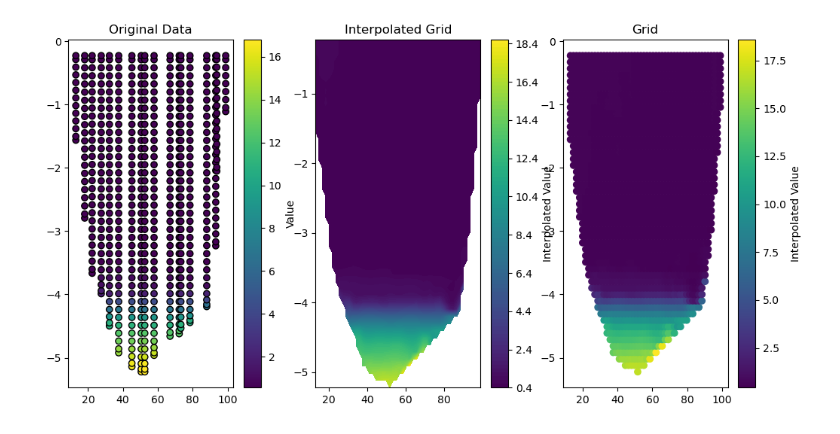
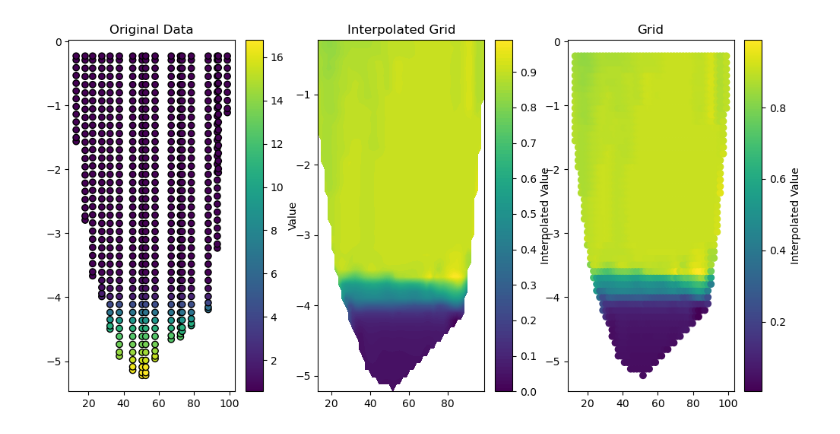
Before and after one commit to Deltares-research/SaltSimulator, a Jupyter notebook: notebooks/kornwerderzand.ipynb, the cells around one changed output. Saved outputs shown, nothing was run; the diff lists cells and outputs as text; code cells hidden in the pictures.

```diff
--- a/notebooks/kornwerderzand.ipynb
+++ b/notebooks/kornwerderzand.ipynb
@@ -34,6 +35,10 @@ print(data)
 [568 rows x 4 columns]
 # %%
 data.columns =['x', 'z', 'salinity', 'temperature'] #for now these columns are nesseccary!!
+# %%
+data["resistivity"] = 1 / ert_postprocessing.salinity_to_conductivity(
+        data["salinity"], data["temperature"]
+    )
 # %%
 # Define grid parameters
 x_min, x_max = data['x'].min(), data['x'].max()
@@ -49,35 +54,35 @@ Y_grid = np.zeros(np.shape(X_grid))
 # Stack grid data
 xyz = np.column_stack([X_grid.flatten(),Z_grid.flatten()])
 
 # Prepare data for interpolation
 points = data[['x', 'z']].values
-values = data['salinity'].values
+values = data['resistivity'].values
 
 # Interpolate
 grid_values = griddata(points, values, (X_grid, Z_grid), method='cubic')
 
 # Plot original points
 plt.figure(figsize=(12, 6))
 plt.subplot(1, 3, 1)
 plt.scatter(data['x'], data['z'], c=data['salinity'], cmap='viridis', edgecolor='k')
 plt.title('Original Data')
 plt.colorbar(label='Value')
 
 # Plot interpolated grid
 plt.subplot(1, 3, 2)
 plt.contourf(X_grid, Z_grid, grid_values, levels=100, cmap='viridis')
 plt.title('Interpolated Grid')
 plt.colorbar(label='Interpolated Value')
 # X_grid = data['x']
 # Z_grid = data['z']
 # grid_values = data['salinity']
 plt.subplot(1, 3, 3)
 plt.scatter(X_grid, Z_grid, c=grid_values)
 plt.title('Grid')
 plt.colorbar(label='Interpolated Value')
 plt.show()
 # %% [output]
-[figure, old version]
+[figure, new version]
 # %%
 # Create a DataFrame
 df = pd.DataFrame(
```
Also changed, not shown: parts of 3 cells of this notebook, 9 other files.
